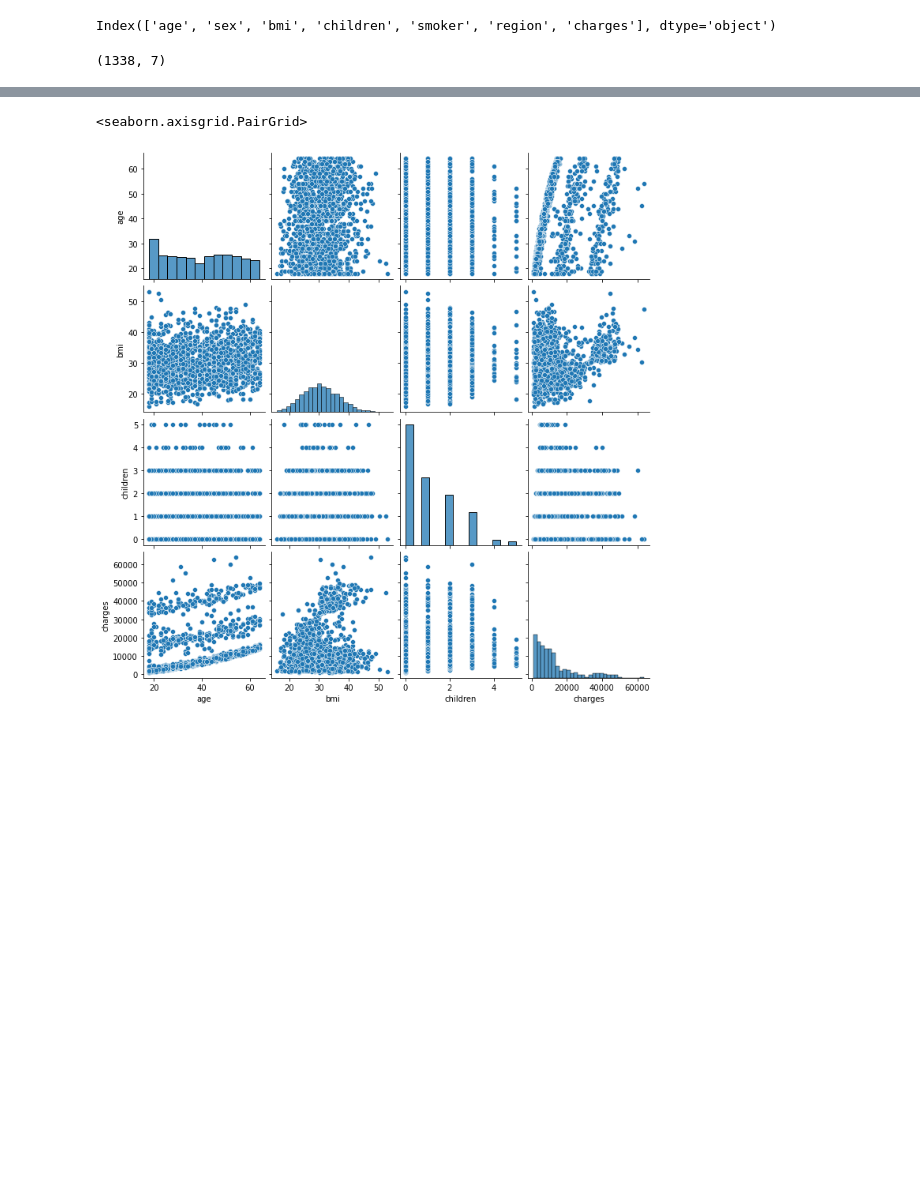
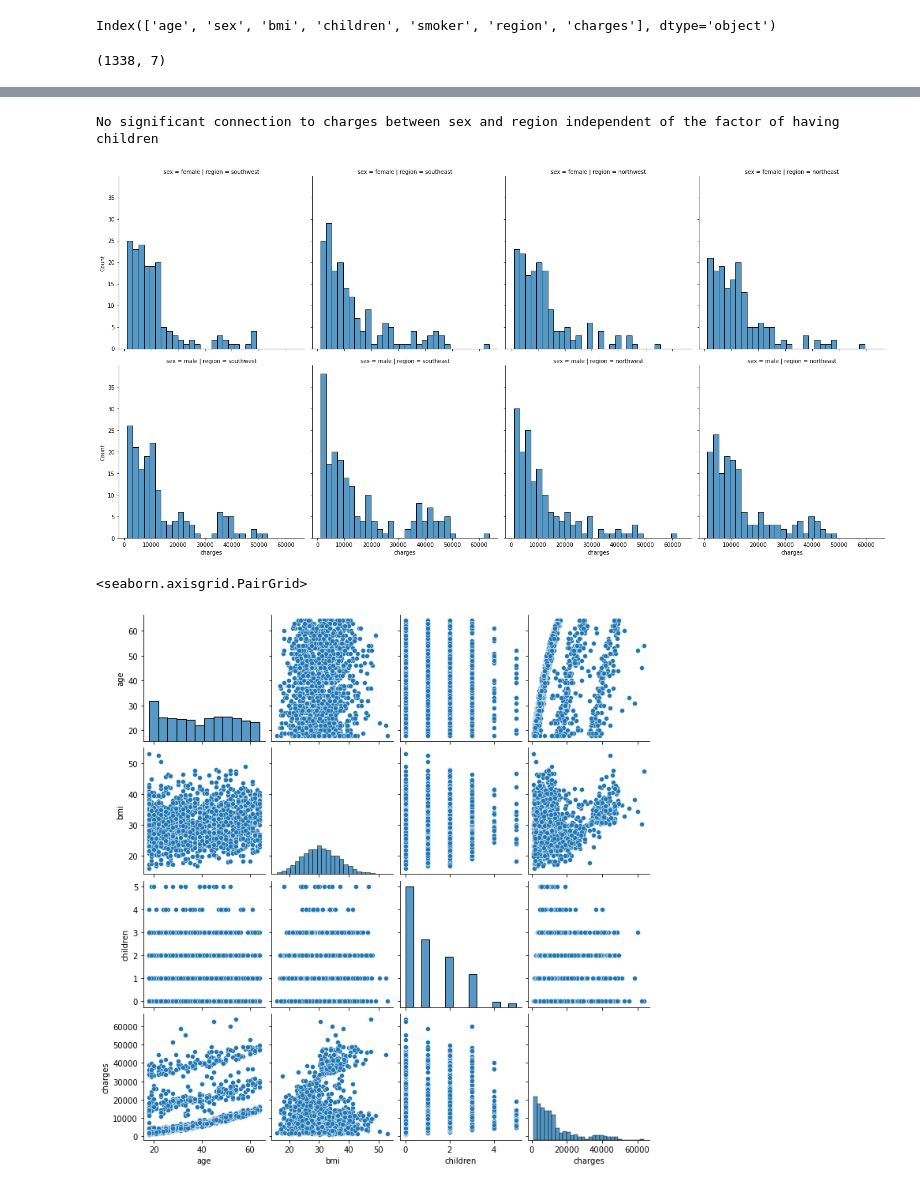
Before and after one commit to ubco-W2022T1-cosc301/project-group45, a Jupyter notebook: notebooks/analysis2.ipynb, the cells around one changed output, grey strips where cells are left out. Cells and saved outputs as stored; diff of their text form; code cells hidden in the pictures; blank space fills up the shorter version.

```diff
--- a/notebooks/analysis2.ipynb
+++ b/notebooks/analysis2.ipynb
@@ -49,3 +48,12 @@ medical_cost_data.plot(kind='scatter', x='age', y='charges')
+# %%
+sns.displot(
+    medical_cost_data, x="charges", col="region", row="sex"
+)
+
+print("No significant connection to charges between sex and region independent of the factor of having children")
+# %% [output]
+No significant connection to charges between sex and region independent of the factor of having children
+[figure, added]
 # %%
 sns.pairplot(medical_cost_data)
 # %% [output]
```
Also changed, not shown: parts of 3 cells of this notebook, 2 other files.
